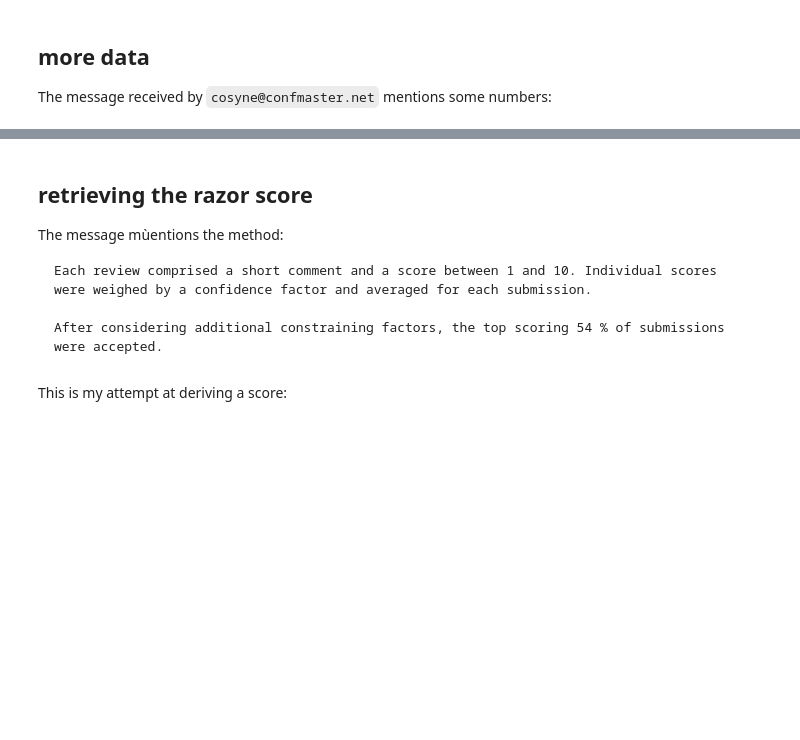
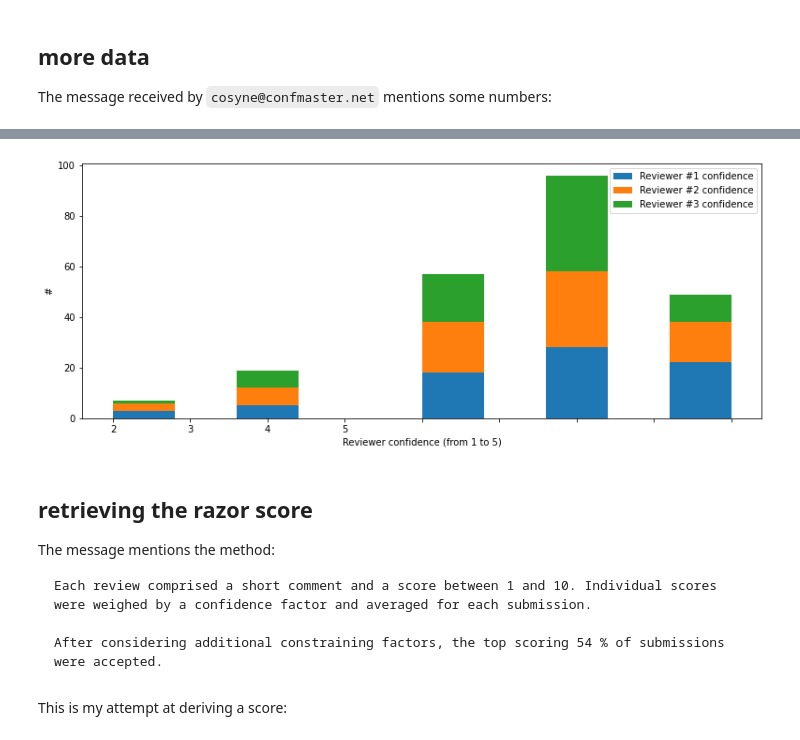
Before and after one commit to laurentperrinet/2022-02-11_COSYNE-scoresheet, a Jupyter notebook: 2022-02-11_COSYNE-scoresheet.ipynb, the cells around one changed output, grey strips where cells are left out. Saved outputs shown, nothing was run; the diff lists cells and outputs as text; code cells hidden in the pictures; blank space fills up the shorter version.

```diff
--- a/2022-02-11_COSYNE-scoresheet.ipynb
+++ b/2022-02-11_COSYNE-scoresheet.ipynb
@@ -100,7 +140,18 @@ submitted_abstracts = 881
+# %%
+fig, ax = plt.subplots(figsize=(13, 5))
+cols = ['Reviewer #1 confidence', 'Reviewer #2 confidence', 'Reviewer #3 confidence']
+ax = score_sheet[cols].plot.hist(stacked=True, ax=ax)
+ax.set_xlabel('Reviewer confidence (from 1 to 5)')
+#ax.set_xticks(np.arange(1, 6))
+#ax.set_xticklabels(np.arange(1, 6))
+
+ax.set_ylabel('#');
+# %% [output]
+[figure, added]
 # %% [markdown]
 ## retrieving the razor score
 
-The message mùentions the method:
+The message mentions the method:
 
     Each review comprised a short comment and a score between 1 and 10. Individual scores were weighed by a confidence factor and averaged for each submission.
 
```
Also changed, not shown: parts of 7 cells of this notebook.
